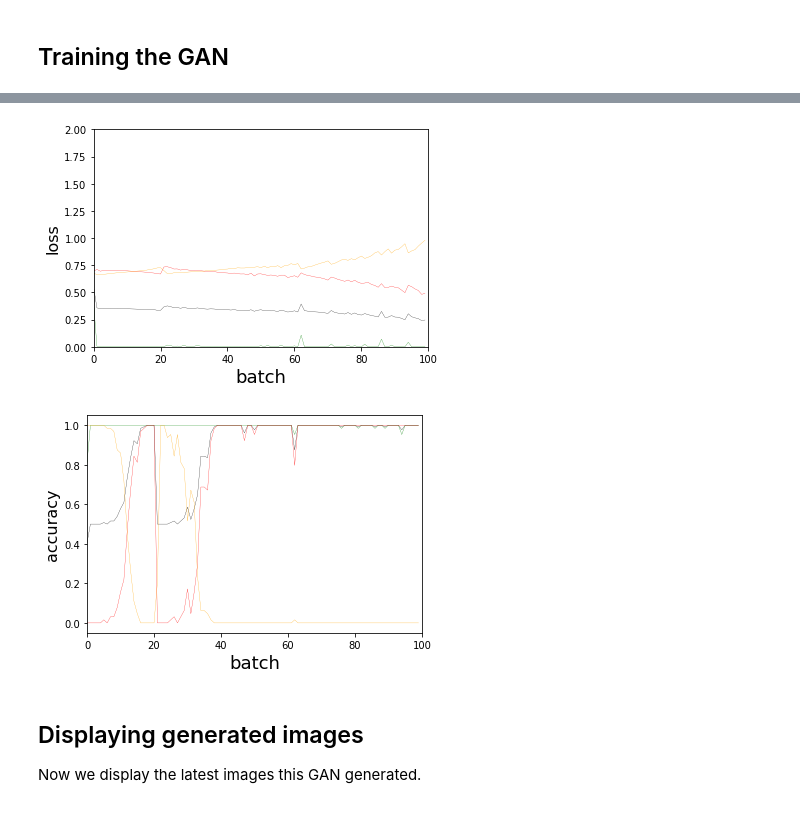
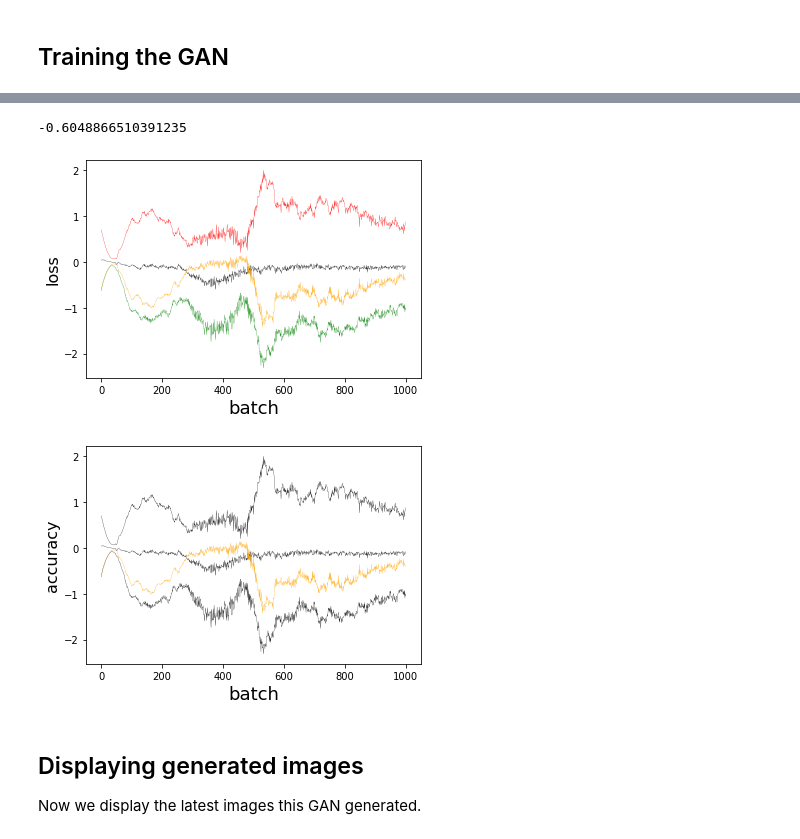
Before and after one commit to LoniQin/deep_learning_notebooks, a Jupyter notebook: tensorflow/CamelGAN.ipynb, the cells around one changed output, grey strips where cells are left out. Cells and saved outputs as stored; diff of their text form; code cells hidden in the pictures.

```diff
--- a/tensorflow/CamelGAN.ipynb
+++ b/tensorflow/CamelGAN.ipynb
@@ -372,0 +401,6 @@ x_train.shape
+# %%
+train_imgs = []
+for i in range(x_train.shape[0]):
+  train_imgs.append(tf.image.resize(x_train[i, :, :], [image_width, image_width]))
+images = np.array(train_imgs)
+print(images.shape)
@@ -381,3 +417,11 @@ plt.imshow(x_train[index,:,:,0], cmap = 'gray')
+# %%
+data_gen = ImageDataGenerator(preprocessing_function=lambda x: (x.astype('float32') - 127.5) / 127.5)
+x_train = data_gen.flow(
+    x=images,
+    y=np.ones(images.shape[0]),
+    batch_size = batch_size,
+    shuffle = True
+)
 # %% [markdown]
 ## Building the Model
 # %%
@@ -456,9 +496,13 @@ PRINT_EVERY_N_BATCHES = 10
+# %%
+epochs = 1001
+print_every_n_batches = 10
 # %%
 gan.train(
     x_train
-    , batch_size = BATCH_SIZE
-    , epochs = EPOCHS
+    , batch_size = batch_size
+    , epochs = epochs
     , run_folder = RUN_FOLDER
-    , print_every_n_batches = PRINT_EVERY_N_BATCHES
+    , print_every_n_batches = print_every_n_batches
+    , using_generator = True
 )
 # %% [output]
@@ -475,35 +526,30 @@ gan.train(
+# %%
+gan.g_losses[0]
+# %% [output]
+-0.6048866510391235
 # %%
 fig = plt.figure()
 plt.plot([x[0] for x in gan.d_losses], color='black', linewidth=0.25)
 
 plt.plot([x[1] for x in gan.d_losses], color='green', linewidth=0.25)
 plt.plot([x[2] for x in gan.d_losses], color='red', linewidth=0.25)
-plt.plot([x[0] for x in gan.g_losses], color='orange', linewidth=0.25)
+plt.plot([x for x in gan.g_losses], color='orange', linewidth=0.25)
 
 plt.xlabel('batch', fontsize=18)
 plt.ylabel('loss', fontsize=16)
 
-plt.xlim(0, 100)
-plt.ylim(0, 2)
-
 plt.show()
 # %% [output]
-[figure, old version]
+[figure, new version]
 # %%
 fig = plt.figure()
-plt.plot([x[3] for x in gan.d_losses], color='black', linewidth=0.25)
-plt.plot([x[4] for x in gan.d_losses], color='green', linewidth=0.25)
-plt.plot([x[5] for x in gan.d_losses], color='red', linewidth=0.25)
-plt.plot([x[1] for x in gan.g_losses], color='orange', linewidth=0.25)
-
+plt.plot(gan.d_losses, color='black', linewidth=0.25)
+plt.plot(gan.g_losses, color='orange', linewidth=0.25)
 plt.xlabel('batch', fontsize=18)
 plt.ylabel('accuracy', fontsize=16)
-
-plt.xlim(0, 100)
-
 plt.show()
 # %% [output]
-[figure, old version]
+[figure, new version]
 # %% [markdown]
 ## Displaying generated images
 Now we display the latest images this GAN generated.
```
Also changed, not shown: parts of 15 cells of this notebook.
